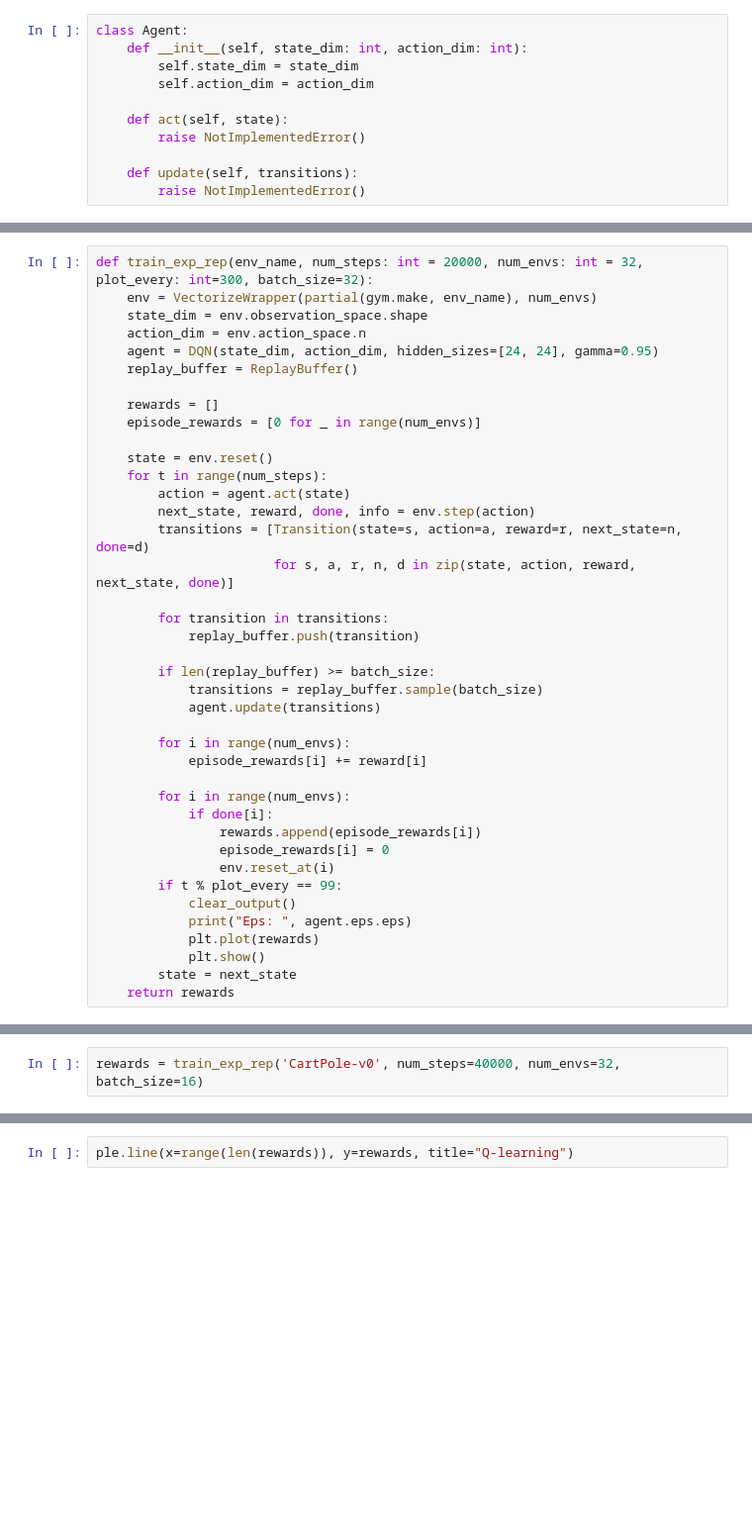
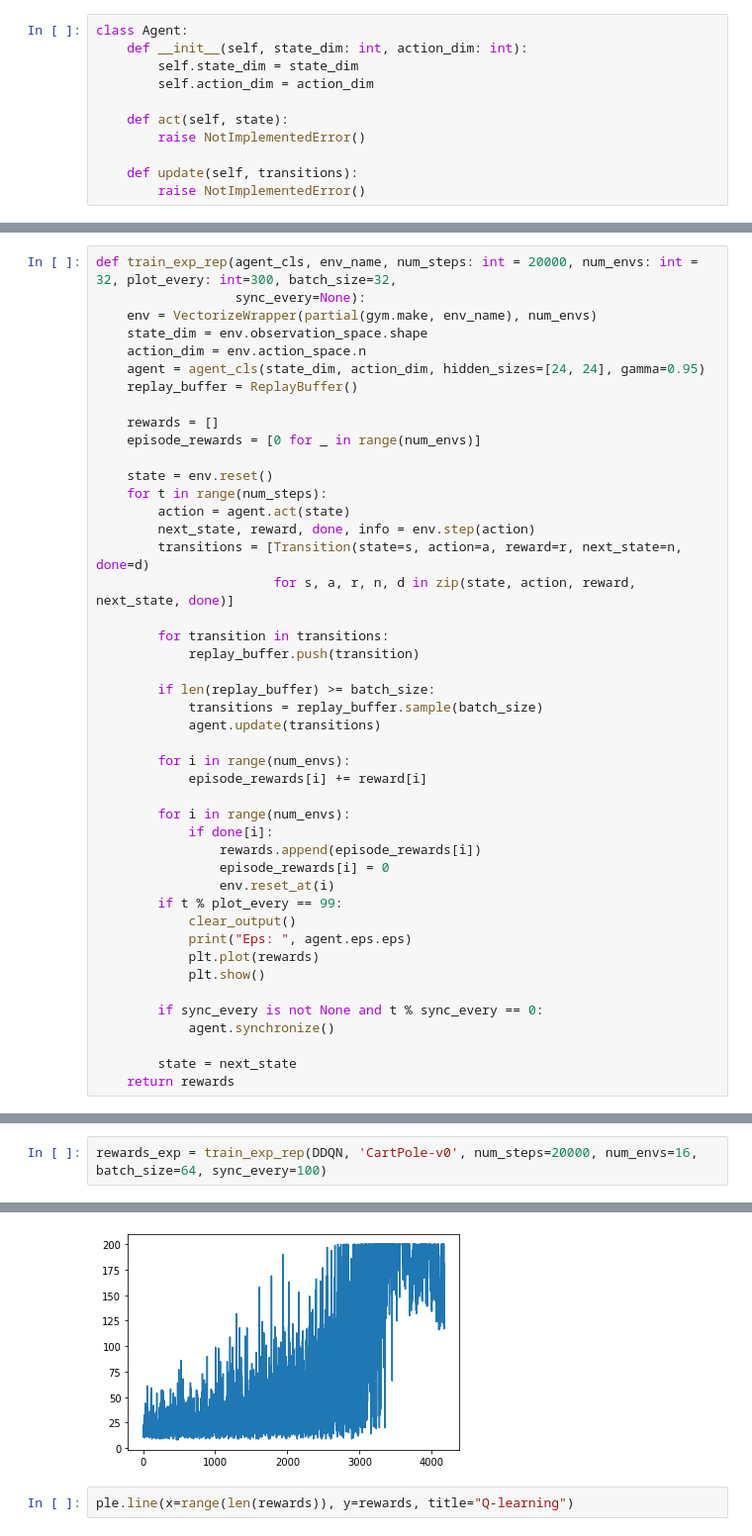
Before and after one commit to APodolskiy/tensorflow_2_examples, a Jupyter notebook: rl/q-learning.ipynb, the cells around one changed output, grey strips where cells are left out. Shown: that part at 99% size. Saved outputs shown, nothing was run; the diff lists cells and outputs as text; blank space fills up the shorter version.

```diff
--- a/rl/q-learning.ipynb
+++ b/rl/q-learning.ipynb
@@ -208,11 +207,12 @@ def train(env_name, num_steps: int = 20000, num_envs: int = 32, plot_every: int=
         state = next_state
     return rewards
 # %%
-def train_exp_rep(env_name, num_steps: int = 20000, num_envs: int = 32, plot_every: int=300, batch_size=32):
+def train_exp_rep(agent_cls, env_name, num_steps: int = 20000, num_envs: int = 32, plot_every: int=300, batch_size=32,
+                  sync_every=None):
     env = VectorizeWrapper(partial(gym.make, env_name), num_envs)
     state_dim = env.observation_space.shape
     action_dim = env.action_space.n
-    agent = DQN(state_dim, action_dim, hidden_sizes=[24, 24], gamma=0.95)
+    agent = agent_cls(state_dim, action_dim, hidden_sizes=[24, 24], gamma=0.95)
     replay_buffer = ReplayBuffer()
 
     rewards = []
@@ -245,6 +245,10 @@ def train_exp_rep(env_name, num_steps: int = 20000, num_envs: int = 32, plot_eve
             print("Eps: ", agent.eps.eps)
             plt.plot(rewards)
             plt.show()
+
+        if sync_every is not None and t % sync_every == 0:
+            agent.synchronize()
+
         state = next_state
     return rewards
 # %%
@@ -255,2 +259,3 @@ Eps:  0.3536071428571428
 # %%
-rewards = train_exp_rep('CartPole-v0', num_steps=40000, num_envs=32, batch_size=16)
+rewards_exp = train_exp_rep(DDQN, 'CartPole-v0', num_steps=20000, num_envs=16, batch_size=64, sync_every=100)
+# %% [output]
@@ -257,3 +263,4 @@ rewards = train_exp_rep('CartPole-v0', num_steps=40000, num_envs=32, batch_size=
+[figure, added]
 # %%
 ple.line(x=range(len(rewards)), y=rewards, title="Q-learning")
 # %% [output]
```
Also changed, not shown: parts of 10 cells of this notebook.
